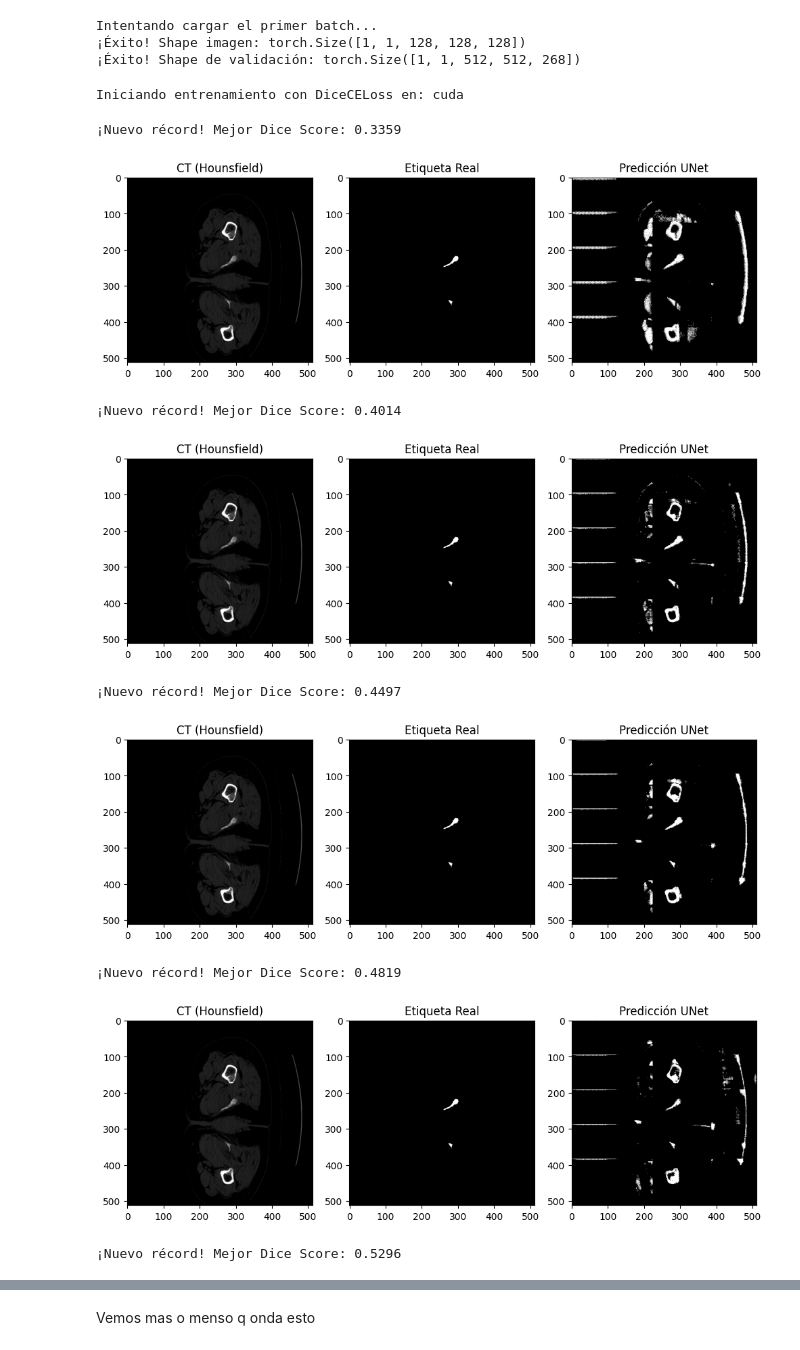
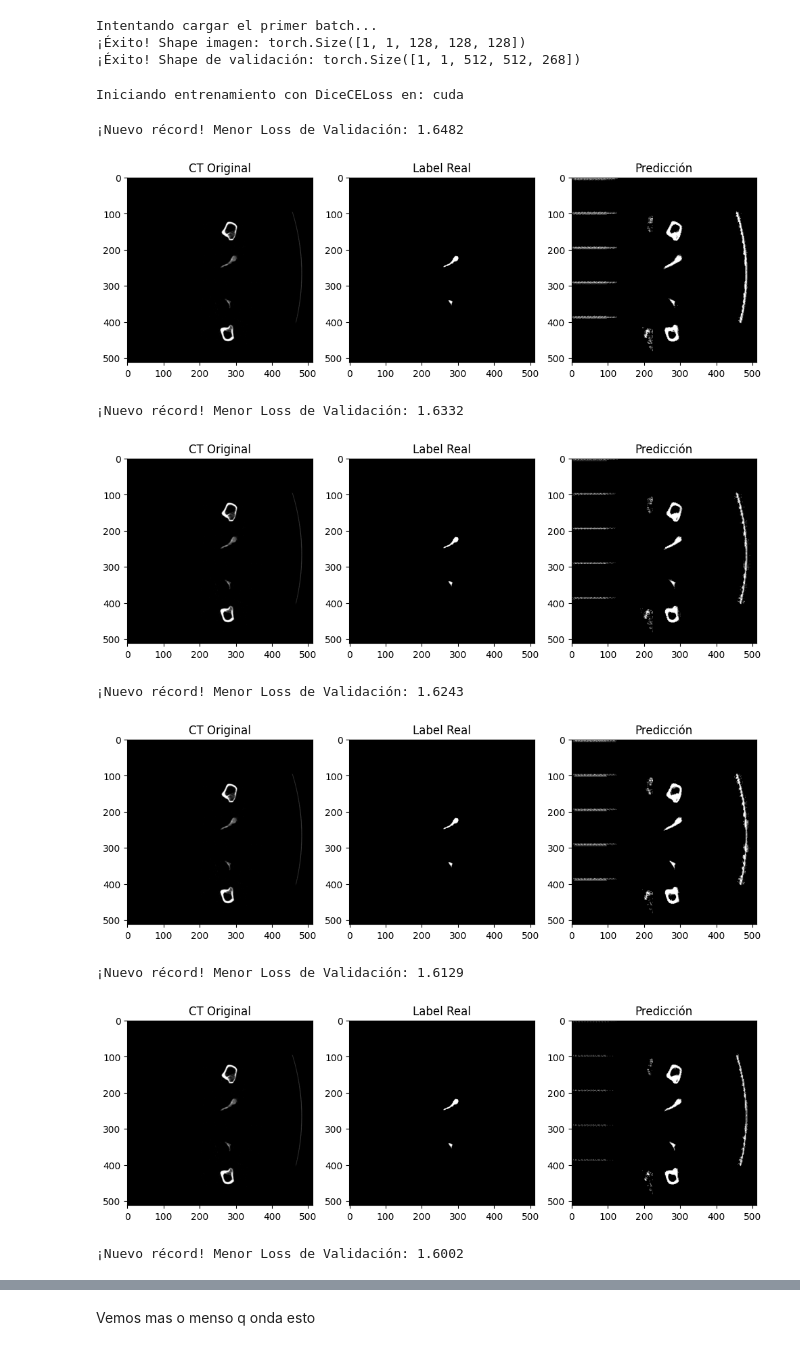
Before and after one commit to FranMoscato/Vis_per_comp, a Jupyter notebook: data_processing.ipynb, the cells around one changed output, grey strips where cells are left out. Drawn from its saved outputs; the diff is of its cells as text; code cells hidden in the pictures.

Commit message:
mejora

```diff
--- a/data_processing.ipynb
+++ b/data_processing.ipynb
@@ -254,6 +282,7 @@ max_epochs = 50
 val_interval = 2
 best_metric = -1
 best_metric_epoch = -1
+best_val_loss=10000000000000000
 
 print(f"Iniciando entrenamiento con DiceCELoss en: {device}")
 
@@ -278,61 +307,64 @@ for epoch in range(max_epochs):
         optimizer.step()
 
         epoch_loss += loss.item()
         train_pbar.set_postfix({"loss": f"{loss.item():.4f}"})
 
     epoch_loss /= step
 
     # --- FASE DE VALIDACIÓN ---
     if (epoch + 1) % val_interval == 0:
         model.eval()
+        val_epoch_loss = 0
+        val_step = 0
+
         with torch.no_grad():
             for val_data in val_loader:
+                val_step += 1
                 val_inputs, val_labels = val_data["image"].to(device), val_data["label"].to(device)
 
-                # CAMBIO CLAVE: En lugar de val_outputs = model(val_inputs)
-                # Usamos ventanas del mismo tamaño que usamos en el entrenamiento (128)
+                # Inferencia por ventana deslizante
                 val_outputs = sliding_window_inference(
                     inputs=val_inputs,
                     roi_size=(128, 128, 128),
                     sw_batch_size=4,
                     predictor=model
                 )
 
-                # Post-procesamiento para la métrica Dice
-                # DiceCELoss ya aplicó sigmoid internamente para la pérdida,
-                # aquí aplicamos threshold para binarizar la predicción
-                val_outputs = [post_pred(i) for i in decollate_batch(val_outputs)]
-                val_labels = [post_label(i) for i in decollate_batch(val_labels)]
+                # Calculamos la LOSS de validación usando la misma función
+                v_loss = loss_function(val_outputs, val_labels)
+                val_epoch_loss += v_loss.item()
 
-                dice_metric(y_pred=val_outputs, y=val_labels)
+                # Para la visualización seguimos usando post-procesamiento
+                val_outputs_vis = [post_pred(i) for i in decollate_batch(val_outputs)]
+                val_labels_vis = [post_label(i) for i in decollate_batch(val_labels)]
 
-            # Calcular métrica final de la época
-            metric = dice_metric.aggregate().item()
-            dice_metric.reset()
+            val_epoch_loss /= val_step
 
-            if metric > best_metric:
-                best_metric = metric
-                best_metric_epoch = epoch + 1
-                torch.save(model.state_dict(), "best_pengwin_model.pth")
-                print(f"¡Nuevo récord! Mejor Dice Score: {metric:.4f}")
+            # --- LÓGICA DE GUARDADO POR MÍNIMA LOSS ---
+            if val_epoch_loss < best_val_loss:
+                best_val_loss = val_epoch_loss
+                best_loss_epoch = epoch + 1
+                torch.save(model.state_dict(), "best_pengwin_model_min_loss.pth")
+                print(f"¡Nuevo récord! Menor Loss de Validación: {best_val_loss:.4f}")
+            else:
+                print(f"Loss Val: {val_epoch_loss:.4f} (Mejor: {best_val_loss:.4f})")
 
-            # Visualización del progreso (Corte central del parche 3D)
-            # Mostramos el slice 64 de un parche de 128x128x128
+            # Visualización (Corte central)
             plt.figure(figsize=(12, 4))
-            plt.subplot(1, 3, 1); plt.title("CT (Hounsfield)"); plt.imshow(val_inputs[0, 0, :, :, 64].cpu(), cmap="gray")
-            plt.subplot(1, 3, 2); plt.title("Etiqueta Real"); plt.imshow(val_labels[0][0, :, :, 64].cpu(), cmap="bone")
-            plt.subplot(1, 3, 3); plt.title("Predicción UNet"); plt.imshow(val_outputs[0][0, :, :, 64].cpu(), cmap="bone")
+            plt.subplot(1, 3, 1); plt.title("CT Original"); plt.imshow(val_inputs[0, 0, :, :, 64].cpu(), cmap="gray")
+            plt.subplot(1, 3, 2); plt.title("Label Real"); plt.imshow(val_labels_vis[0][0, :, :, 64].cpu(), cmap="bone")
+            plt.subplot(1, 3, 3); plt.title("Predicción"); plt.imshow(val_outputs_vis[0][0, :, :, 64].cpu(), cmap="bone")
             plt.show()
 
-print(f"Entrenamiento terminado. Mejor Dice: {best_metric:.4f} en época {best_metric_epoch}")
+print(f"Entrenamiento terminado. Mejor Loss de Validación: {best_val_loss:.4f} en época {best_loss_epoch}")
 # %% [output]
 Iniciando entrenamiento con DiceCELoss en: cuda
-¡Nuevo récord! Mejor Dice Score: 0.3359
+¡Nuevo récord! Menor Loss de Validación: 1.6482
-[figure, old version]
+[figure, new version]
-¡Nuevo récord! Mejor Dice Score: 0.4014
+¡Nuevo récord! Menor Loss de Validación: 1.6332
-[figure, old version]
+[figure, new version]
-¡Nuevo récord! Mejor Dice Score: 0.4497
+¡Nuevo récord! Menor Loss de Validación: 1.6243
-[figure, old version]
+[figure, new version]
-¡Nuevo récord! Mejor Dice Score: 0.4819
+¡Nuevo récord! Menor Loss de Validación: 1.6129
-[figure, old version]
+[figure, new version]
-¡Nuevo récord! Mejor Dice Score: 0.5296
+¡Nuevo récord! Menor Loss de Validación: 1.6002
```
Also changed, not shown: parts of 9 cells of this notebook, 1 other file.
